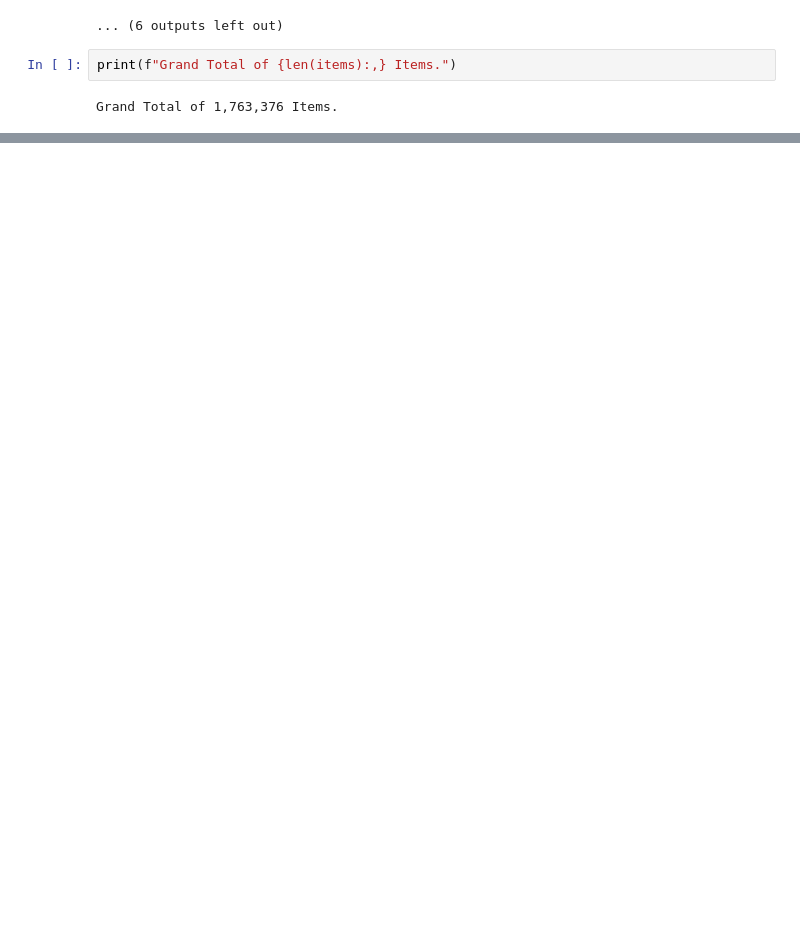
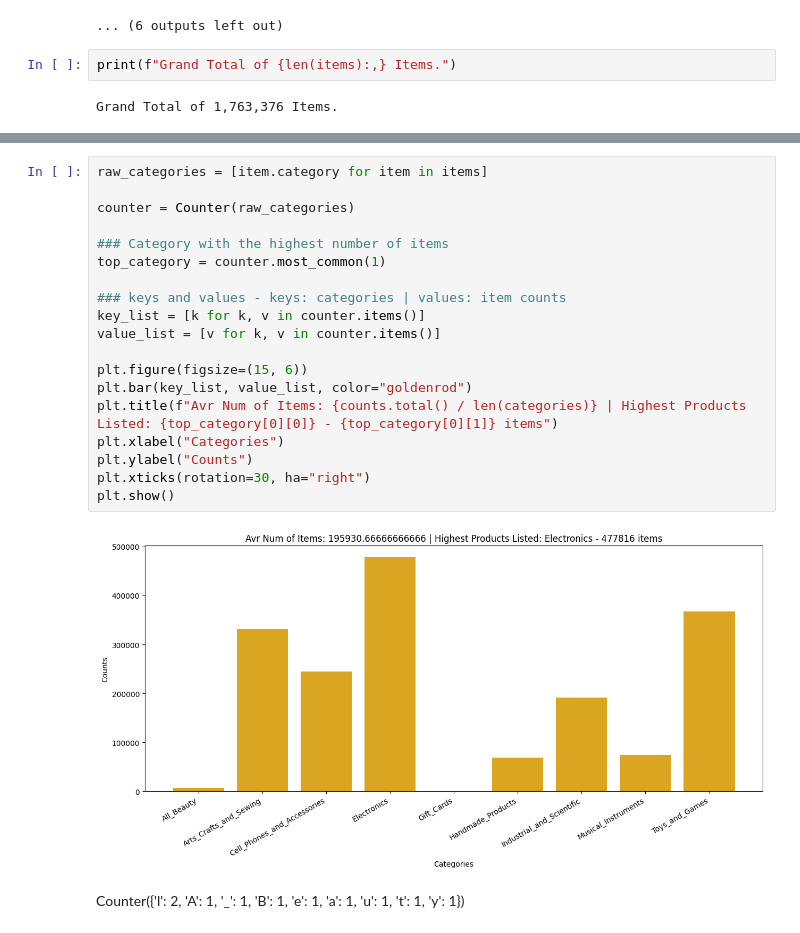
Before and after one commit to mightyoctopus/dataset-curation-data-cleanup, a Jupyter notebook: d2_data_curation_part2.ipynb, the cells around one changed output, grey strips where cells are left out. Saved outputs shown, nothing was run; the diff lists cells and outputs as text; blank space fills up the shorter version.

Commit message:
Data curation for all categories -- updated

```diff
--- a/d2_data_curation_part2.ipynb
+++ b/d2_data_curation_part2.ipynb
@@ -124,0 +149,23 @@ Grand Total of 1,763,376 Items.
+# %%
+raw_categories = [item.category for item in items]
+
+counter = Counter(raw_categories)
+
+### Category with the highest number of items
+top_category = counter.most_common(1)
+
+### keys and values - keys: categories | values: item counts
+key_list = [k for k, v in counter.items()]
+value_list = [v for k, v in counter.items()]
+
+plt.figure(figsize=(15, 6))
+plt.bar(key_list, value_list, color="goldenrod")
+plt.title(f"Avr Num of Items: {counts.total() / len(categories)} | Highest Products Listed: {top_category[0][0]} - {top_category[0][1]} items")
+plt.xlabel("Categories")
+plt.ylabel("Counts")
+plt.xticks(rotation=30, ha="right")
+plt.show()
+# %% [output]
+[figure, added]
+# %% [markdown]
+Counter({'l': 2, 'A': 1, '_': 1, 'B': 1, 'e': 1, 'a': 1, 'u': 1, 't': 1, 'y': 1})
```
Also changed, not shown: parts of 6 cells of this notebook.
